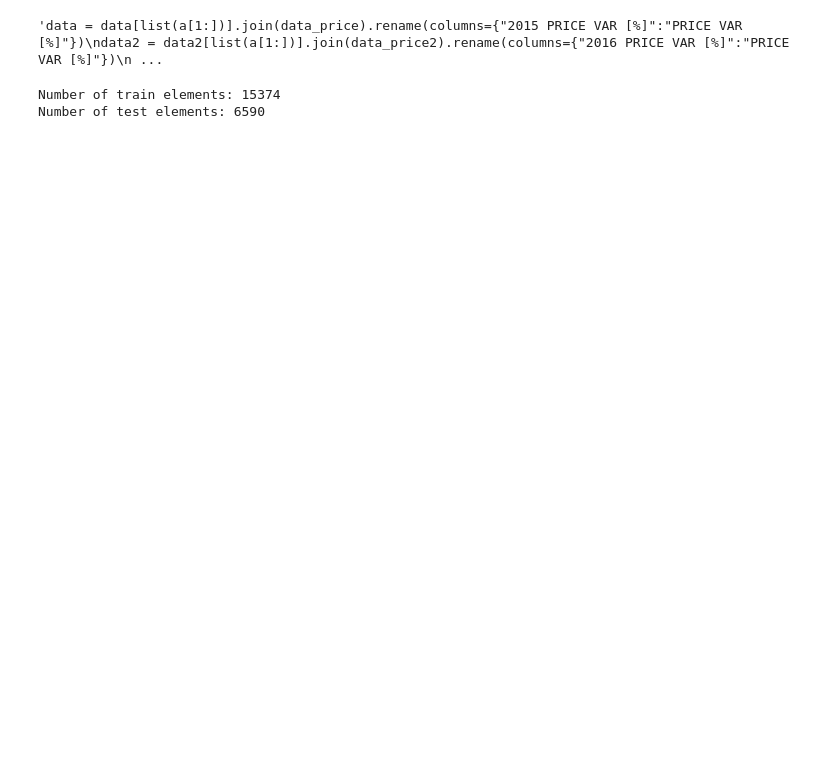
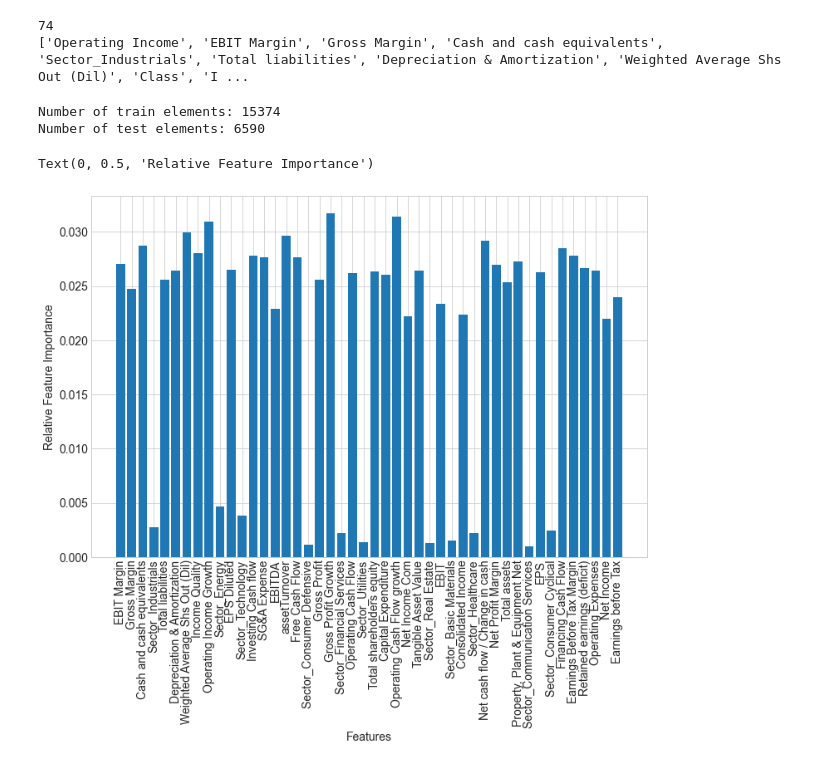
Before and after one commit to JosipHarambasic/ML_Project, a Jupyter notebook: ml_model.ipynb, the cells around one changed output. Saved outputs shown, nothing was run; the diff lists cells and outputs as text; code cells hidden in the pictures; blank space fills up the shorter version.

```diff
--- a/ml_model.ipynb
+++ b/ml_model.ipynb
@@ -12,41 +12,50 @@ plt.style.use("seaborn-whitegrid")
 plt.rcParams["font.size"] = 14
 # %%
 # Use for all the same features
-data = pd.read_csv("df.csv")
+data = pd.read_csv("Cleaned_2014.csv")
 data2 = pd.read_csv("Cleaned_2015.csv")
 data3 = pd.read_csv("Cleaned_2016.csv")
 data4 = pd.read_csv("Cleaned_2017.csv")
 data5= pd.read_csv("Cleaned_2018.csv")
 
+print(len(list(data)))
+a = list(set(list(data)[1:]).intersection(list(data2)[1:]))
+b = list(set(list(a)).intersection(list(data3)[1:]))
+c = list(set(list(b)).intersection(list(data4)[1:]))
+d = list(set(list(c)).intersection(list(data5)[1:]))
+print(d)
 
-#data_price = data.loc[:, ["2015 PRICE VAR [%]"]]
+data_price = data.loc[:, ["2015 PRICE VAR [%]"]]
 data_price2 = data2.loc[:, ["2016 PRICE VAR [%]"]]
 data_price3 = data3.loc[:, ["2017 PRICE VAR [%]"]]
 data_price4 = data4.loc[:, ["2018 PRICE VAR [%]"]]
 data_price5 = data5.loc[:, ["2019 PRICE VAR [%]"]]
 
-a = []
+"""a = []
 for i in list(data):
   if i in list(data2) and i in list(data3) and i in list(data4) and i in list(data5):
-      a.append(i)
+      a.append(i)"""
 
-"""data = data[list(a[1:])].join(data_price).rename(columns={"2015 PRICE VAR [%]":"PRICE VAR [%]"})
-data2 = data2[list(a[1:])].join(data_price2).rename(columns={"2016 PRICE VAR [%]":"PRICE VAR [%]"})
-data3 = data3[list(a[1:])].join(data_price3).rename(columns={"2017 PRICE VAR [%]":"PRICE VAR [%]"})
-data4 = data4[list(a[1:])].join(data_price4).rename(columns={"2018 PRICE VAR [%]":"PRICE VAR [%]"})
-data5 = data5[list(a[1:])].join(data_price5).rename(columns={"2019 PRICE VAR [%]":"PRICE VAR [%]"})
+data = data[d[1:]].join(data_price).rename(columns={"2015 PRICE VAR [%]":"PRICE VAR [%]"})
+data2 = data2[d[1:]].join(data_price2).rename(columns={"2016 PRICE VAR [%]":"PRICE VAR [%]"})
+data3 = data3[d[1:]].join(data_price3).rename(columns={"2017 PRICE VAR [%]":"PRICE VAR [%]"})
+data4 = data4[d[1:]].join(data_price4).rename(columns={"2018 PRICE VAR [%]":"PRICE VAR [%]"})
+data5 = data5[d[1:]].join(data_price5).rename(columns={"2019 PRICE VAR [%]":"PRICE VAR [%]"})
 
-df_list = [data,data2,data3,data4,data5]"""
+df_list = [data,data2,data3,data4,data5]
 #Concatenate all df to one to use it for the ML_tool
-#df = pd.concat([data,data2,data3,data4,data5])
+df = pd.concat([data,data2,data3,data4,data5])
 
-#df.to_csv("df.csv")
+df.to_csv("df.csv")
 #Make a pair plot to show hot they are connected, It takes big amounts of computational power to do it for all but some can be calculated
 #for i in df_list:
     #sns.pairplot(i.iloc[:,30:], hue="Class")
 # %% [output]
-'data = data[list(a[1:])].join(data_price).rename(columns={"2015 PRICE VAR [%]":"PRICE VAR [%]"})\ndata2 = data2[list(a[1:])].join(data_price2).rename(columns={"2016 PRICE VAR [%]":"PRICE VAR [%]"})\n ...
+74
+['Operating Income', 'EBIT Margin', 'Gross Margin', 'Cash and cash equivalents', 'Sector_Industrials', 'Total liabilities', 'Depreciation & Amortization', 'Weighted Average Shs Out (Dil)', 'Class', 'I ...
 # %%
+from sklearn.ensemble import ExtraTreesClassifier
+from sklearn.feature_selection import SelectKBest
 from sklearn.svm import SVC
 from sklearn.metrics import confusion_matrix, classification_report, accuracy_score
 from sklearn.neighbors import KNeighborsClassifier
@@ -56,19 +65,21 @@ from sklearn.metrics import plot_confusion_matrix
 from sklearn.metrics import ConfusionMatrixDisplay
 from sklearn.discriminant_analysis import LinearDiscriminantAnalysis as LDA, QuadraticDiscriminantAnalysis as QDA
 
-x_data = data.drop(["Class"],axis=1)
+data = pd.read_csv("df.csv")
+
+x_data = data.drop(["Class", "PRICE VAR [%]"],axis=1)
 y_data = data["Class"]
 MinMaxScaler = preprocessing.MinMaxScaler()
 X_data_minmax = MinMaxScaler.fit_transform(x_data)
 data = pd.DataFrame(X_data_minmax,columns=list(x_data))
 
 #For predicting future sell buy hold. It makes more sense to not shuffle the values. Since the stock price changes over time and we want to predict the future values
-X_train, X_test, y_train, y_test = train_test_split(data, y_data, test_size=0.3, random_state = 0, shuffle=False)
+X_train, X_test, y_train, y_test = train_test_split(data, y_data, test_size=0.3, random_state = 0)
+#TODO should we add shuffle to false -> affecting the prediction of the data
 
-"""If I do scaling only on the train set like this,
+MinMaxScaler.fit(X_train)
 X_train = MinMaxScaler.fit_transform(X_train)
-X_test = MinMaxScaler.transform(X_test), I got almost in every algo 1.00 accuracy and this is somehow strange"""
-
+X_test = MinMaxScaler.fit_transform(X_test)
 #We could choose with neighbors.KNeighborsClassifier(n_neighbors=#) the amount of neighbors but it decides to choose the best one by itself, if we try to add a number it is always worse than the default
 #knn_clf=KNeighborsClassifier() #by using KNN we get a score of 0.65, but using SVC we have 0.85 a huge improvement
 print("Number of train elements: " + str(len(X_train)))
@@ -76,4 +87,20 @@ print("Number of test elements: " + str(len(X_test)))
 # %% [output]
 Number of train elements: 15374
 Number of test elements: 6590
+# %%
+#See which classes are the most important for the RandomForest
+forest = RandomForestClassifier(random_state=1)
+forest.fit(X_train, y_train)
+feat_labels = data.columns[:-1]
+importance = forest.feature_importances_
+feat_imp = np.sort(importance)[::-1]
+sum_feat_imp = np.cumsum(feat_imp)
+plt.figure(figsize=(12,8))
+plt.bar(range(len(importance)-1), importance[1:], align="center")
+plt.xticks(range(len(importance)-1), list(data)[1:], rotation=90)
+plt.xlabel("Features")
+plt.ylabel("Relative Feature Importance")
+# %% [output]
+Text(0, 0.5, 'Relative Feature Importance')
+[figure, added]
 # %%
```
Also changed, not shown: parts of 3 cells of this notebook, 8 other files.
